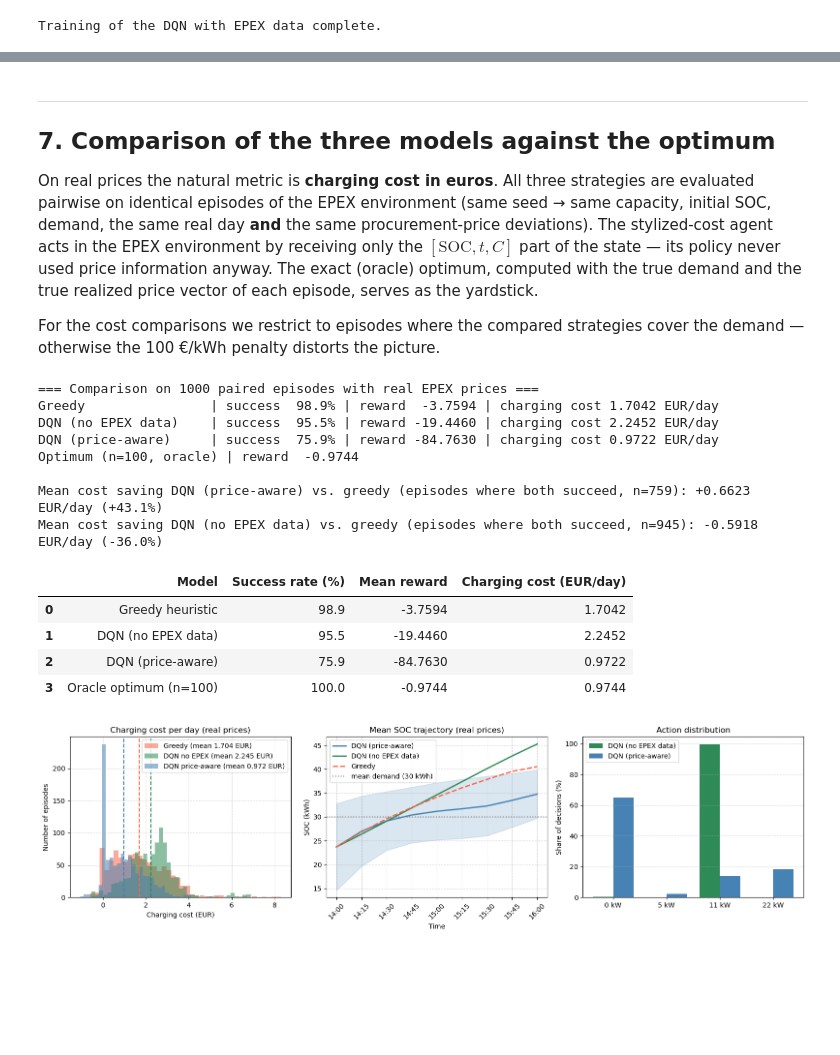
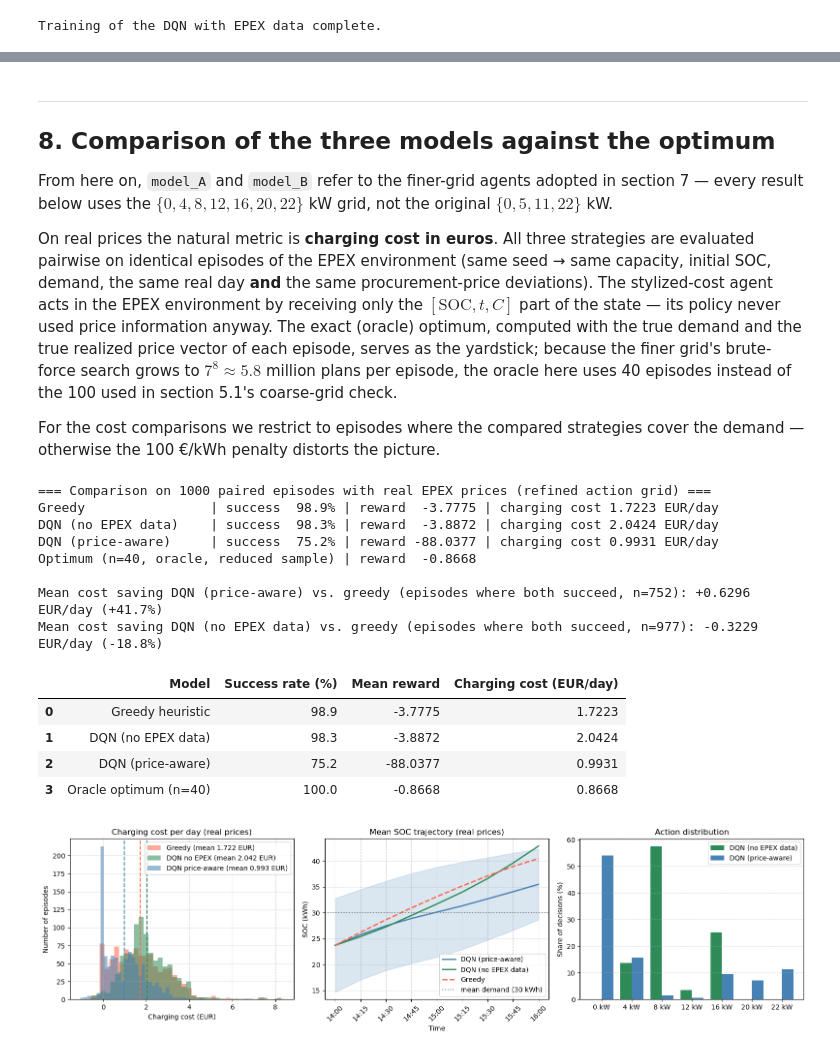
Before and after one commit to nbringew/AAA_Team_1, a Jupyter notebook: notebooks/04_reinforcement_learning_merged.ipynb, the cells around one changed output, grey strips where cells are left out. Saved outputs shown, nothing was run; the diff lists cells and outputs as text; code cells hidden in the pictures; blank space fills up the shorter version.

Commit message:
added another charging level grid due to weirdness of price function

```diff
--- a/notebooks/04_reinforcement_learning_merged.ipynb
+++ b/notebooks/04_reinforcement_learning_merged.ipynb
@@ -138,7 +138,8 @@ class TaxiChargingEnvSimple(gym.Env):
             The energy demand d is deliberately NOT part of the state: it is
             generated only at departure. It is drawn seed-bound in reset() (for
             paired evaluation), but only revealed in the final step.
-    Action: index into power_levels = [0, 5, 11, 22] kW
+    Action: index into `power_levels` (default zero/low/medium/high = [0, 5, 11, 22] kW;
+            a finer grid can be passed via the `power_levels` argument, see section 9)
     Reward: -charging cost per step; in the final step additionally -100 per missing kWh
     """
     metadata = {'render_modes': []}
@@ -147,11 +148,11 @@ class TaxiChargingEnvSimple(gym.Env):
     INITIAL_SOC_FRAC_MIN = 0.20   # min SOC at arrival (long, distance-heavy shift)
     INITIAL_SOC_FRAC_MAX = 0.60   # max SOC at arrival (short city shift)
 
-    def __init__(self):
+    def __init__(self, power_levels=None):
         super().__init__()
         self.max_steps    = 8    # number of charging decisions (2h / 15min = 8 intervals)
         self.interval_h   = 0.25 # one interval = 15 minutes = 0.25 hours
-        self.power_levels = [0, 5, 11, 22]  # zero / low / medium / high (kW)
+        self.power_levels = list(power_levels) if power_levels is not None else [0, 5, 11, 22]
         self.demand_mean  = 30.0
         self.demand_std   = 5.0
         # time coefficient, calibrated so that 8 x 22 kW stays below the shortage penalty
@@ -362,7 +363,8 @@ class TaxiChargingEnvEPEX(gym.Env):
             published in advance). Billing uses the realized procurement price
             = day-ahead + eps_t, eps_t ~ N(0, INTRADAY_STD^2), which the agent
             never observes. The demand d also stays hidden until departure.
-    Action: index into power_levels = [0, 5, 11, 22] kW
+    Action: index into `power_levels` (default zero/low/medium/high = [0, 5, 11, 22] kW;
+            a finer grid can be passed via the `power_levels` argument, see section 9)
     Reward: -realized price * energy charged per step; at the end -100 per missing kWh
     """
     metadata = {'render_modes': []}
@@ -373,12 +375,12 @@ class TaxiChargingEnvEPEX(gym.Env):
     INTRADAY_STD         = 0.015  # EUR/kWh (~15 EUR/MWh): deviation of the procurement
                                   # price from the day-ahead expectation
 
-    def __init__(self, price_windows):
+    def __init__(self, price_windows, power_levels=None):
         super().__init__()
         self.price_windows = np.asarray(price_windows, dtype=np.float64)
         self.max_steps    = 8
         self.interval_h   = 0.25
-        self.power_levels = [0, 5, 11, 22]
+        self.power_levels = list(power_levels) if power_levels is not None else [0, 5, 11, 22]
         self.demand_mean  = 30.0
         self.demand_std   = 5.0
         self.shortage_penalty = 100.0
@@ -751,0 +860,6 @@ Training of the DQN with EPEX data complete.
+# %%
+# Adopt the finer grid as the primary action space for the rest of the notebook:
+# every result from section 8 onward uses these agents and this grid, not the original one.
+POWER_LEVELS = FINE_POWER_LEVELS
+model_A, model_B = model_A_fine, model_B_fine
+print(f'Adopted power grid: {POWER_LEVELS} kW. model_A and model_B now refer to the finer-grid agents.')
@@ -752,6 +868,10 @@ Training of the DQN with EPEX data complete.
 # %% [markdown]
 ---
-## 7. Comparison of the three models against the optimum
+## 8. Comparison of the three models against the optimum
+
+From here on, `model_A` and `model_B` refer to the finer-grid agents adopted in section 7 —
+every result below uses the $\{0,4,8,12,16,20,22\}$ kW grid, not the original
+$\{0,5,11,22\}$ kW.
 
 On real prices the natural metric is **charging cost in euros**. All three strategies are
 evaluated pairwise on identical episodes of the EPEX environment (same seed → same capacity,
@@ -759,40 +879,43 @@ initial SOC, demand, the same real day **and** the same procurement-price deviat
 stylized-cost agent acts in the EPEX environment by receiving only the $[\text{SOC}, t, C]$
 part of the state — its policy never used price information anyway. The exact (oracle) optimum,
 computed with the true demand and the true realized price vector of each episode, serves as the
-yardstick.
+yardstick; because the finer grid's brute-force search grows to $7^8\approx5.8$ million plans
+per episode, the oracle here uses 40 episodes instead of the 100 used in section 5.1's
+coarse-grid check.
 
 For the cost comparisons we restrict to episodes where the compared strategies cover the
 demand — otherwise the 100 €/kWh penalty distorts the picture.
 # %%
-# all three strategies on identical EPEX episodes
-dqn_env_B = TaxiChargingEnvEPEX(EPEX_WINDOWS)
+# all three strategies on identical EPEX episodes (refined action grid)
+dqn_env_B = TaxiChargingEnvEPEX(EPEX_WINDOWS, power_levels=POWER_LEVELS)
 dqnB_r, dqnB_c, dqnB_s, dqnB_traj, dqnB_actions = evaluate_policy(model_B, dqn_env_B, eval_seeds)
 
-dqn_env_AonB = TaxiChargingEnvEPEX(EPEX_WINDOWS)
+dqn_env_AonB = TaxiChargingEnvEPEX(EPEX_WINDOWS, power_levels=POWER_LEVELS)
 dqnAe_r, dqnAe_c, dqnAe_s, dqnAe_traj, dqnAe_actions = evaluate_policy(
     model_A, dqn_env_AonB, eval_seeds, obs_dims=3)
 
-grd_env_B = TaxiChargingEnvEPEX(EPEX_WINDOWS)
+grd_env_B = TaxiChargingEnvEPEX(EPEX_WINDOWS, power_levels=POWER_LEVELS)
 grd_results_B = [greedy_episode(grd_env_B, seed=int(sd)) for sd in eval_seeds]
 grdB_r, grdB_c, grdB_s, grdB_traj = [np.array(x) for x in zip(*grd_results_B)]
 
-# exact optimum (reward) on a subset: with the true demand and realized price vector
-opt_proto_B = TaxiChargingEnvEPEX(EPEX_WINDOWS)
+# exact optimum (reward) on a reduced sample: with the true demand and realized price vector
+opt_seeds_refined = eval_seeds[:40]
+opt_proto_B = TaxiChargingEnvEPEX(EPEX_WINDOWS, power_levels=POWER_LEVELS)
 optB = []
-for sd in opt_seeds:
+for sd in opt_seeds_refined:
     opt_proto_B.reset(seed=int(sd))
     optB.append(optimal_episode_reward(opt_proto_B, demand=float(opt_proto_B.demand),
                                        price_vector=opt_proto_B.prices_real))
 optB = np.array(optB)
 
-print('=== Comparison on 1000 paired episodes with real EPEX prices ===')
+print('=== Comparison on 1000 paired episodes with real EPEX prices (refined action grid) ===')
 print(f'Greedy                | success {grdB_s.mean()*100:5.1f}% | reward {grdB_r.mean():8.4f} | '
       f'charging cost {grdB_c.mean():.4f} EUR/day')
 print(f'DQN (no EPEX data)    | success {dqnAe_s.mean()*100:5.1f}% | reward {dqnAe_r.mean():8.4f} | '
       f'charging cost {dqnAe_c.mean():.4f} EUR/day')
 print(f'DQN (price-aware)     | success {dqnB_s.mean()*100:5.1f}% | reward {dqnB_r.mean():8.4f} | '
       f'charging cost {dqnB_c.mean():.4f} EUR/day')
-print(f'Optimum (n={len(optB)}, oracle) | reward {optB.mean():8.4f}')
+print(f'Optimum (n={len(optB)}, oracle, reduced sample) | reward {optB.mean():8.4f}')
 
 mask_B = dqnB_s & grdB_s
 if mask_B.sum() > 0:
@@ -807,18 +930,18 @@ if mask_A.sum() > 0:
           f'(episodes where both succeed, n={mask_A.sum()}): {saving_A:+.4f} EUR/day '
           f'({saving_A/grdB_c[mask_A].mean()*100:+.1f}%)')
 # %% [output]
-=== Comparison on 1000 paired episodes with real EPEX prices ===
-Greedy                | success  98.9% | reward  -3.7594 | charging cost 1.7042 EUR/day
-DQN (no EPEX data)    | success  95.5% | reward -19.4460 | charging cost 2.2452 EUR/day
-DQN (price-aware)     | success  75.9% | reward -84.7630 | charging cost 0.9722 EUR/day
-Optimum (n=100, oracle) | reward  -0.9744
+=== Comparison on 1000 paired episodes with real EPEX prices (refined action grid) ===
+Greedy                | success  98.9% | reward  -3.7775 | charging cost 1.7223 EUR/day
+DQN (no EPEX data)    | success  98.3% | reward  -3.8872 | charging cost 2.0424 EUR/day
+DQN (price-aware)     | success  75.2% | reward -88.0377 | charging cost 0.9931 EUR/day
+Optimum (n=40, oracle, reduced sample) | reward  -0.8668
 
-Mean cost saving DQN (price-aware) vs. greedy (episodes where both succeed, n=759): +0.6623 EUR/day (+43.1%)
-Mean cost saving DQN (no EPEX data) vs. greedy (episodes where both succeed, n=945): -0.5918 EUR/day (-36.0%)
+Mean cost saving DQN (price-aware) vs. greedy (episodes where both succeed, n=752): +0.6296 EUR/day (+41.7%)
+Mean cost saving DQN (no EPEX data) vs. greedy (episodes where both succeed, n=977): -0.3229 EUR/day (-18.8%)
 # %%
 summary = pd.DataFrame({
     'Model': ['Greedy heuristic', 'DQN (no EPEX data)', 'DQN (price-aware)',
-              'Oracle optimum (n=100)'],
+              f'Oracle optimum (n={len(optB)})'],
     'Success rate (%)': [grdB_s.mean()*100, dqnAe_s.mean()*100, dqnB_s.mean()*100, 100.0],
     'Mean reward': [grdB_r.mean(), dqnAe_r.mean(), dqnB_r.mean(), optB.mean()],
     'Charging cost (EUR/day)': [grdB_c.mean(), dqnAe_c.mean(), dqnB_c.mean(), -optB.mean()],
@@ -826,10 +949,10 @@ summary = pd.DataFrame({
 summary.round(4)
 # %% [output]
 |  | Model | Success rate (%) | Mean reward | Charging cost (EUR/day) |
-| 0 | Greedy heuristic | 98.9 | -3.7594 | 1.7042 |
-| 1 | DQN (no EPEX data) | 95.5 | -19.4460 | 2.2452 |
-| 2 | DQN (price-aware) | 75.9 | -84.7630 | 0.9722 |
-| 3 | Oracle optimum (n=100) | 100.0 | -0.9744 | 0.9744 |
+| 0 | Greedy heuristic | 98.9 | -3.7775 | 1.7223 |
+| 1 | DQN (no EPEX data) | 98.3 | -3.8872 | 2.0424 |
+| 2 | DQN (price-aware) | 75.2 | -88.0377 | 0.9931 |
+| 3 | Oracle optimum (n=40) | 100.0 | -0.8668 | 0.8668 |
 # %%
 fig, ax = plt.subplots(1, 3, figsize=(16, 4.5))
 
@@ -839,34 +962,34 @@ ax[0].hist(dqnAe_c, bins=40, alpha=0.55, color='seagreen',  label=f'DQN no EPEX
 ax[0].hist(dqnB_c,  bins=40, alpha=0.55, color='steelblue', label=f'DQN price-aware (mean {dqnB_c.mean():.3f} EUR)')
 ax[0].axvline(grdB_c.mean(), color='tomato', ls='--')
 ax[0].axvline(dqnAe_c.mean(), color='seagreen', ls='--')
 ax[0].axvline(dqnB_c.mean(), color='steelblue', ls='--')
 ax[0].set_title('Charging cost per day (real prices)')
 ax[0].set_xlabel('Charging cost (EUR)'); ax[0].set_ylabel('Number of episodes')
 ax[0].legend(); ax[0].grid(True, ls='--', alpha=0.5)
 
 # (2) mean SOC trajectories of the three strategies
 times = [14.0 + i*0.25 for i in range(9)]
 ax[1].plot(times, dqnB_traj.mean(0), color='steelblue', lw=2, label='DQN (price-aware)')
 ax[1].fill_between(times, dqnB_traj.mean(0)-dqnB_traj.std(0), dqnB_traj.mean(0)+dqnB_traj.std(0),
                    color='steelblue', alpha=0.2)
 ax[1].plot(times, dqnAe_traj.mean(0), color='seagreen', lw=2, label='DQN (no EPEX data)')
 ax[1].plot(times, grdB_traj.mean(0), color='tomato', lw=2, ls='--', label='Greedy')
 ax[1].axhline(30, color='gray', ls=':', label='mean demand (30 kWh)')
 ax[1].set_title('Mean SOC trajectory (real prices)')
 ax[1].set_xlabel('Time'); ax[1].set_ylabel('SOC (kWh)')
 ax[1].set_xticks(times); ax[1].set_xticklabels([f'{int(t)}:{int((t%1)*60):02d}' for t in times], rotation=45)
 ax[1].legend(); ax[1].grid(True, ls='--', alpha=0.5)
 
-# (3) action distribution of both DQN agents
-labels = ['0 kW', '5 kW', '11 kW', '22 kW']
+# (3) action distribution of both DQN agents (refined grid)
+labels = [f'{p} kW' for p in POWER_LEVELS]
 x = np.arange(len(labels)); w = 0.38
 ax[2].bar(x - w/2, dqnAe_actions/dqnAe_actions.sum()*100, w, color='seagreen',  label='DQN (no EPEX data)')
 ax[2].bar(x + w/2, dqnB_actions/dqnB_actions.sum()*100,  w, color='steelblue', label='DQN (price-aware)')
 ax[2].set_xticks(x); ax[2].set_xticklabels(labels)
 ax[2].set_title('Action distribution'); ax[2].set_ylabel('Share of decisions (%)')
 ax[2].legend(); ax[2].grid(True, axis='y', ls='--', alpha=0.5)
 
 plt.tight_layout(); plt.show()
 # %% [output]
-[figure, old version]
+[figure, new version]
 # %% [markdown]
```
Also changed, not shown: parts of 12 cells of this notebook.
